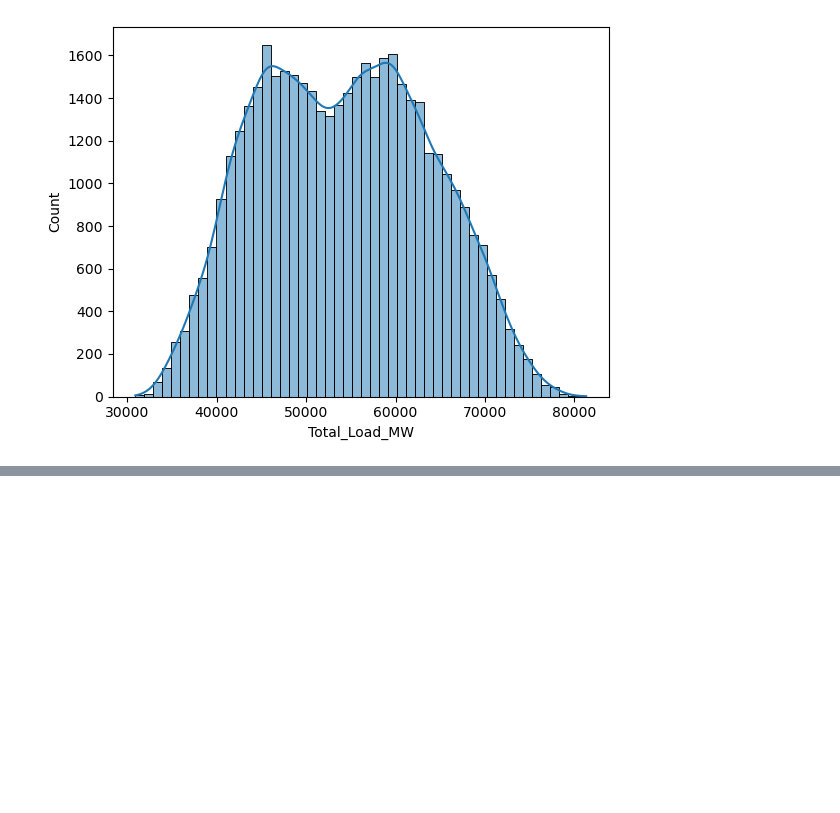
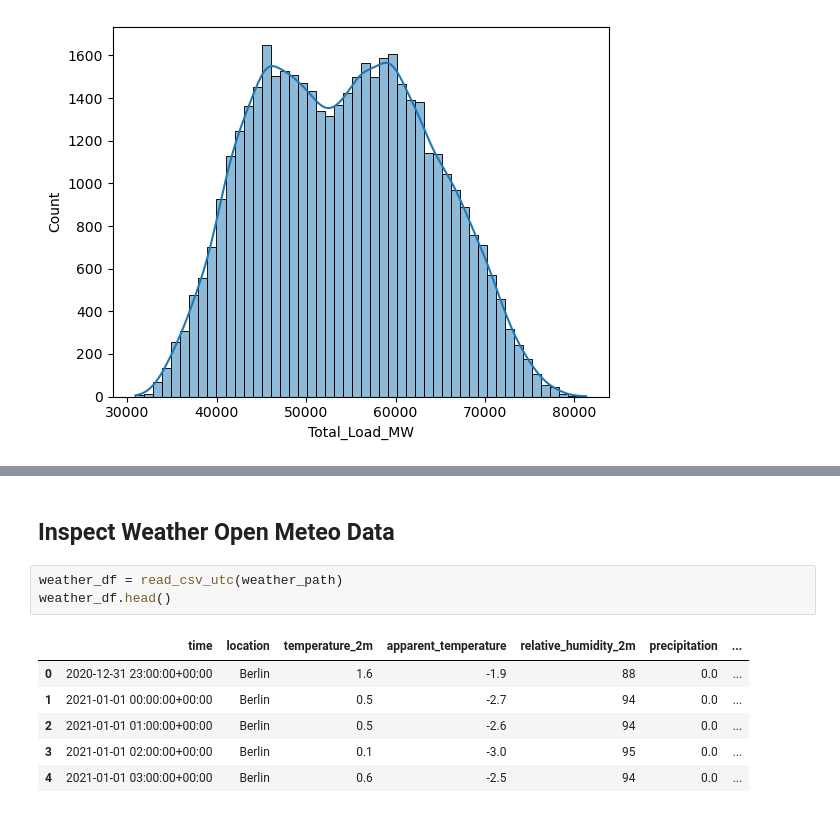
Before and after one commit to Dextar713/ML_Smart_Grid, a Jupyter notebook: processing/inspect_clean.ipynb, the cells around one changed output, grey strips where cells are left out. Saved outputs shown, nothing was run; the diff lists cells and outputs as text; blank space fills up the shorter version.

```diff
--- a/processing/inspect_clean.ipynb
+++ b/processing/inspect_clean.ipynb
@@ -76,0 +260,12 @@ sns.histplot(hourly["Total_Load_MW"], bins=50, kde=True)
+# %% [markdown]
+## Inspect Weather Open Meteo Data
+# %%
+weather_df = read_csv_utc(weather_path)
+weather_df.head()
+# %% [output]
+|  | time | location | temperature_2m | apparent_temperature | relative_humidity_2m | precipitation | ... |
+| 0 | 2020-12-31 23:00:00+00:00 | Berlin | 1.6 | -1.9 | 88 | 0.0 | ... |
+| 1 | 2021-01-01 00:00:00+00:00 | Berlin | 0.5 | -2.7 | 94 | 0.0 | ... |
+| 2 | 2021-01-01 01:00:00+00:00 | Berlin | 0.5 | -2.6 | 94 | 0.0 | ... |
+| 3 | 2021-01-01 02:00:00+00:00 | Berlin | 0.1 | -3.0 | 95 | 0.0 | ... |
+| 4 | 2021-01-01 03:00:00+00:00 | Berlin | 0.6 | -2.5 | 94 | 0.0 | ... |
```
Also changed, not shown: parts of 22 cells of this notebook, 2 other files.
